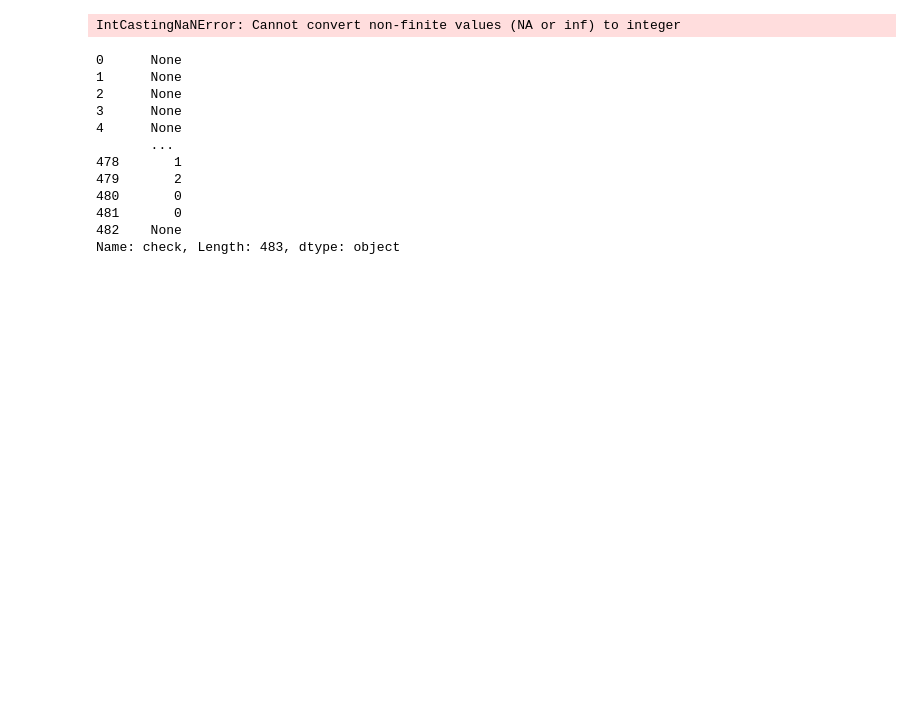
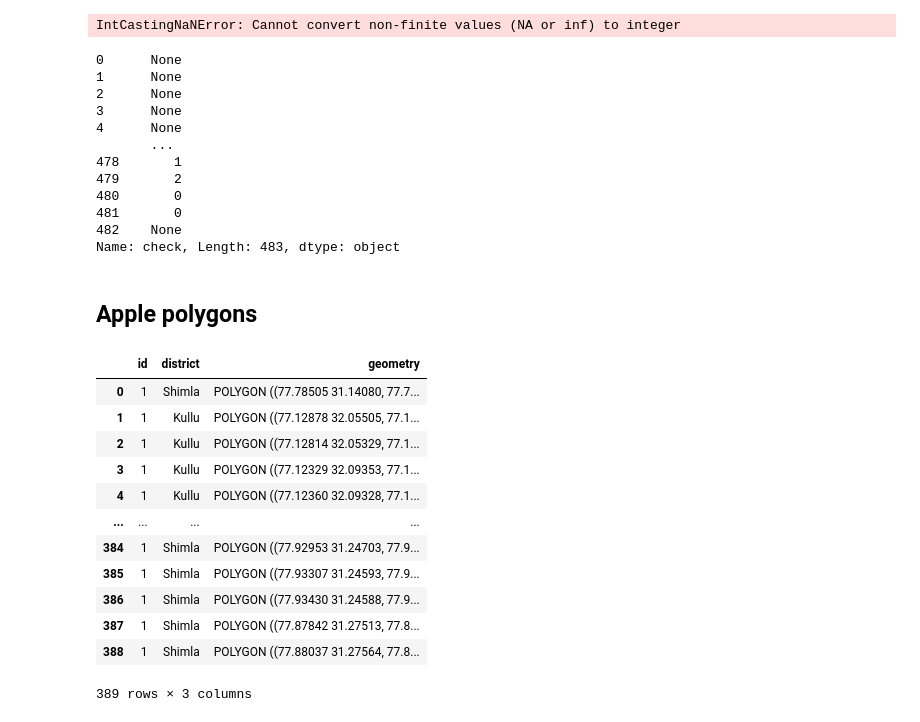
Before and after one commit to YourVirtualColdChainAssistant/MLsat-cropland-himachal, a Jupyter notebook: notebooks/Untitled.ipynb, the cells around one changed output. Saved outputs shown, nothing was run; the diff lists cells and outputs as text; code cells hidden in the pictures; blank space fills up the shorter version.

```diff
--- a/notebooks/Untitled.ipynb
+++ b/notebooks/Untitled.ipynb
@@ -931,3 +931,8 @@ i_shp['check']
 481       0
 482    None
 Name: check, Length: 483, dtype: object
+# %% [markdown]
+## Apple polygons
+# %%
+apple_dir = r'K:\2021-data-org\4. RESEARCH_n\ML\MLsatellite\Research\WP1_Danya\ML4Satellite\data\ground_truth\apple_polygons'
+apple_name = '/polygons_surveys_20210716_20210825_20211213_20220103.shp'
@@ -933,0 +941,18 @@ Name: check, Length: 483, dtype: object
+# %%
+apple_shp = gpd.read_file(apple_dir + apple_name)
+# %%
+apple_shp
+# %% [output]
+|  | id | district | geometry |
+| 0 | 1 | Shimla | POLYGON ((77.78505 31.14080, 77.7... |
+| 1 | 1 | Kullu | POLYGON ((77.12878 32.05505, 77.1... |
+| 2 | 1 | Kullu | POLYGON ((77.12814 32.05329, 77.1... |
+| 3 | 1 | Kullu | POLYGON ((77.12329 32.09353, 77.1... |
+| 4 | 1 | Kullu | POLYGON ((77.12360 32.09328, 77.1... |
+| ... | ... | ... | ... |
+| 384 | 1 | Shimla | POLYGON ((77.92953 31.24703, 77.9... |
+| 385 | 1 | Shimla | POLYGON ((77.93307 31.24593, 77.9... |
+| 386 | 1 | Shimla | POLYGON ((77.93430 31.24588, 77.9... |
+| 387 | 1 | Shimla | POLYGON ((77.87842 31.27513, 77.8... |
+| 388 | 1 | Shimla | POLYGON ((77.88037 31.27564, 77.8... |
+389 rows × 3 columns
```
Also changed, not shown: parts of 1 cell of this notebook, 2 other files.
